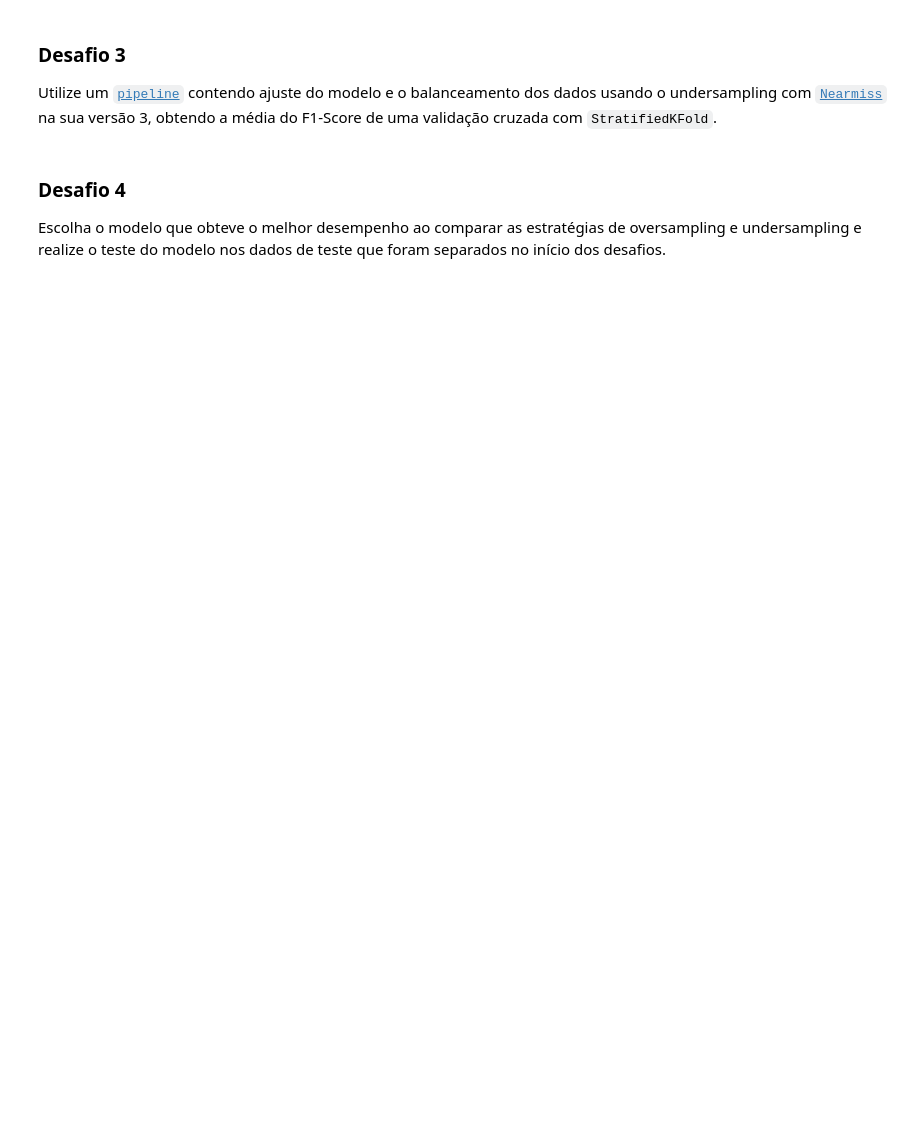
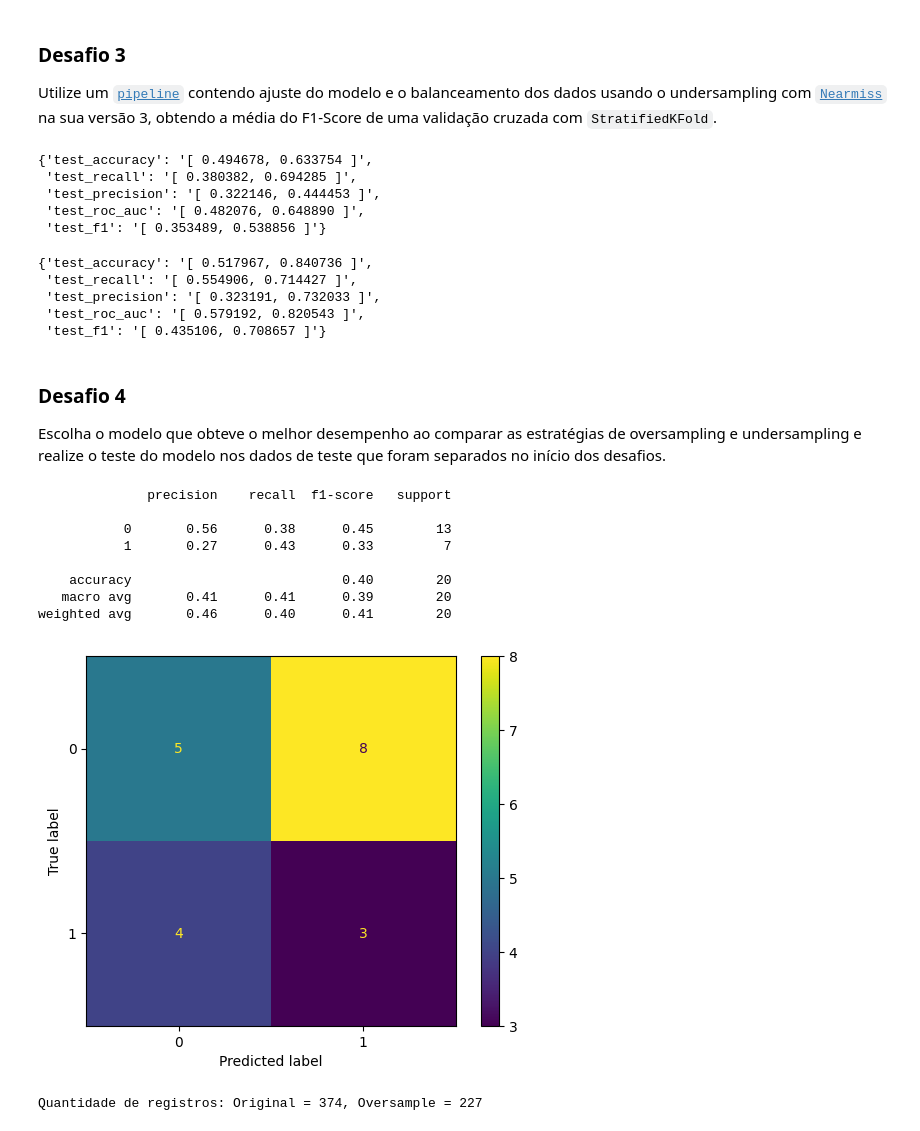
Before and after one commit to mauricioaalmeida/ONE-ML, a Jupyter notebook: Desafio_Diabetes.ipynb, the cells around one changed output. Saved outputs shown, nothing was run; the diff lists cells and outputs as text; code cells hidden in the pictures; blank space fills up the shorter version.

```diff
--- a/Desafio_Diabetes.ipynb
+++ b/Desafio_Diabetes.ipynb
@@ -331,7 +391,66 @@ Utilize um [`pipeline`](https://imbalanced-learn.org/stable/references/generated
 ### Desafio 3
 
  Utilize um [`pipeline`](https://imbalanced-learn.org/stable/references/generated/imblearn.pipeline.Pipeline.html) contendo ajuste do modelo e o balanceamento dos dados usando o undersampling com [`Nearmiss`](https://imbalanced-learn.org/stable/references/generated/imblearn.over_sampling.SMOTE.html) na sua versão 3, obtendo a média do F1-Score de uma validação cruzada com `StratifiedKFold`.
+# %%
+modelo_tree = DecisionTreeClassifier(max_depth = 10)
+
+pipeline = Pipeline(steps=[('Undersample', NearMiss(version=3)),
+                          ('tree', modelo_tree)])
+skf = StratifiedKFold(n_splits=5, shuffle=True, random_state=5 )
+cv_resultados = cross_validate(pipeline, x, y, cv=skf, scoring = ('accuracy', 'recall','precision', 'f1', 'roc_auc'))
+intervalo_conf(cv_resultados,['test_accuracy', 'test_recall','test_precision', 'test_roc_auc','test_f1' ])
+# %% [output]
+{'test_accuracy': '[ 0.494678, 0.633754 ]',
+ 'test_recall': '[ 0.380382, 0.694285 ]',
+ 'test_precision': '[ 0.322146, 0.444453 ]',
+ 'test_roc_auc': '[ 0.482076, 0.648890 ]',
+ 'test_f1': '[ 0.353489, 0.538856 ]'}
+# %%
+modelo_rf = RandomForestClassifier(max_depth = 10)
+
+pipeline = Pipeline(steps=[('Undersample', NearMiss(version=3)),
+                          ('RF', modelo_rf)])
+skf = StratifiedKFold(n_splits=5, shuffle=True, random_state=5 )
+cv_resultados = cross_validate(pipeline, x, y, cv=skf, scoring = ('accuracy', 'recall','precision', 'f1', 'roc_auc'))
+intervalo_conf(cv_resultados,['test_accuracy', 'test_recall','test_precision', 'test_roc_auc','test_f1' ])
+# %% [output]
+{'test_accuracy': '[ 0.517967, 0.840736 ]',
+ 'test_recall': '[ 0.554906, 0.714427 ]',
+ 'test_precision': '[ 0.323191, 0.732033 ]',
+ 'test_roc_auc': '[ 0.579192, 0.820543 ]',
+ 'test_f1': '[ 0.435106, 0.708657 ]'}
 # %% [markdown]
 ### Desafio 4
 
 Escolha o modelo que obteve o melhor desempenho ao comparar as estratégias de oversampling e undersampling e realize o teste do modelo nos dados de teste que foram separados no início dos desafios.
+# %%
+x = dados.drop(col_alvo, axis=1)
+y = dados[col_alvo]
+x, x_test, y, y_test = train_test_split(x, y, test_size=0.05, stratify=y, random_state=5)
+x_train, x_val, y_train, y_val = train_test_split(x, y, test_size=0.25, stratify=y, random_state=5)
+# %%
+undersample = NearMiss(version=3)
+x_bal, y_bal = undersample.fit_resample(x,y)
+
+modelo_tree = DecisionTreeClassifier(max_depth = 10)
+
+modelo_tree.fit(x_bal, y_bal)
+y_previsto = modelo_tree.predict(x_test)
+
+print(classification_report(y_test, y_previsto))
+
+ConfusionMatrixDisplay.from_predictions(y_test, y_previsto);
+# %% [output]
+              precision    recall  f1-score   support
+
+           0       0.56      0.38      0.45        13
+           1       0.27      0.43      0.33         7
+
+    accuracy                           0.40        20
+   macro avg       0.41      0.41      0.39        20
+weighted avg       0.46      0.40      0.41        20
+[figure, added]
+# %%
+print(f'Quantidade de registros: Original = {len(y)}, Oversample = {len(y_bal)}')
+# %% [output]
+Quantidade de registros: Original = 374, Oversample = 227
```
Also changed, not shown: parts of 26 cells of this notebook.
